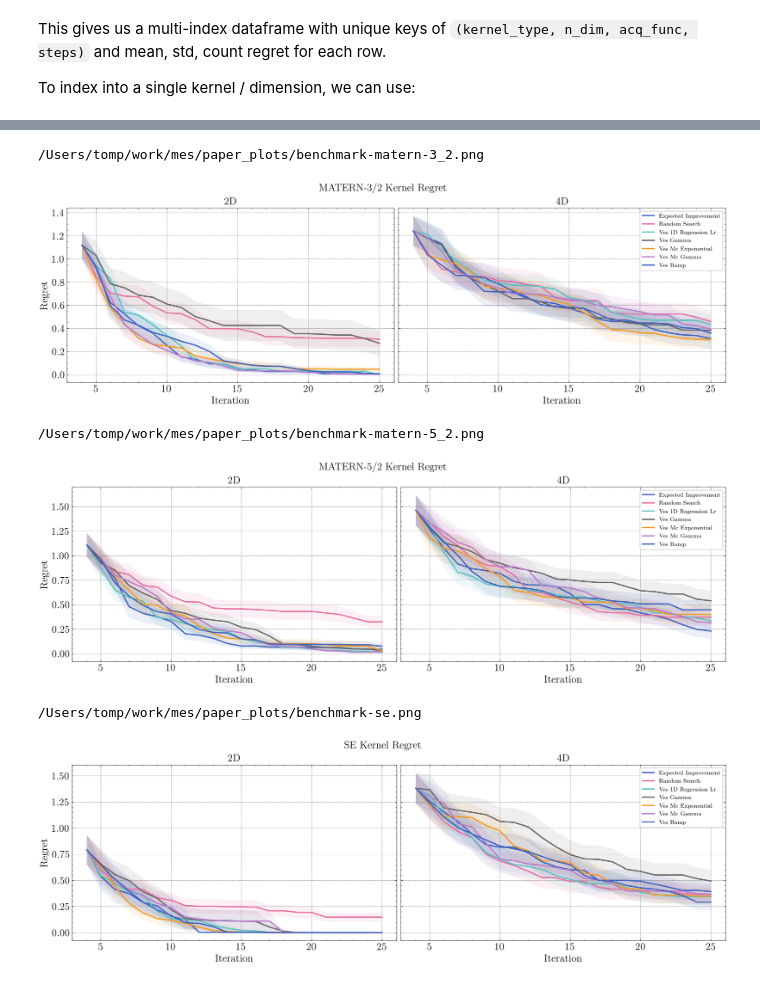
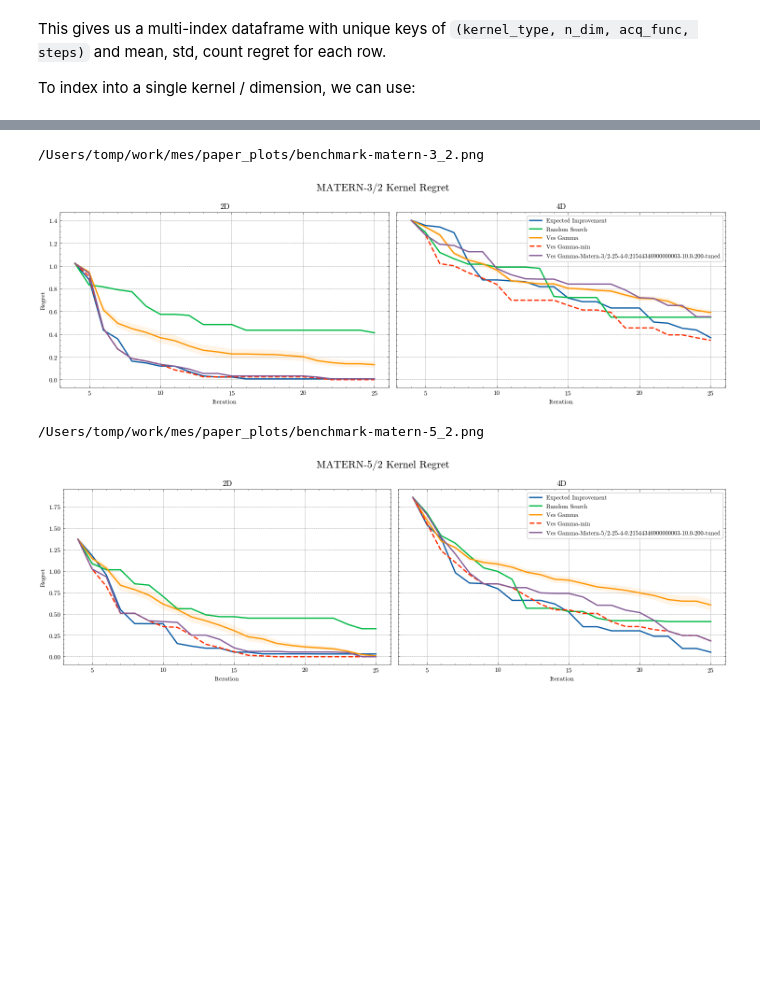
Before and after one commit to graphcore-research/mes, a Jupyter notebook: paper_plots/analyze.ipynb, the cells around one changed output, grey strips where cells are left out. Cells and saved outputs as stored; diff of their text form; code cells hidden in the pictures; blank space fills up the shorter version.

```diff
--- a/paper_plots/analyze.ipynb
+++ b/paper_plots/analyze.ipynb
@@ -19,5 +20,9 @@ df["regret"] = df.apply(lambda x: x["y_true_max"] - np.array(x["y_max_history"])
 df = df.drop(columns=["y_true_max", "final_y_max", "y_max_history"]) # cleanup rows
 df = df.explode(["regret", "steps"], ignore_index=True) # explode history into seperate rows
 df["regret"] = pd.to_numeric(df["regret"], errors="raise")
+
+# mean regret over the `n_y` runs
+cols2group = [c for c in df.columns if c not in {"run_id", "regret"}]
+df = df.groupby(cols2group).mean().drop(columns="run_id").reset_index()
 df
 # %% [output]
@@ -36,0 +48,9 @@ df
+# %%
+hps_search = (
+    df
+    .loc[df.steps == df.steps.max()]  # get the last step
+    .drop(columns=["steps", "max_iters", "len_scale"])  # drop some boring columns
+    # best performing run per config
+    .loc[lambda x: x.groupby(["acq_func", "kernel_type", "n_dim"]).regret.idxmin()]
+)
+hps_search
@@ -37,5 +71,8 @@ df
+# %%
+tuned_df = hps_search.query("acq_func == 'ves_gamma' and lr == @lr_min and wd == @wd_min and kernel_type == @kernel_type and n_dim == @n_dim")
+xfm = tuned_df.groupby([c for c in tuned_df.columns if c != 'regret']).regret.agg(["mean", "count", "std"])
 # %%
-regret_df = df.groupby(['kernel_type', 'n_dim', 'acq_func', 'steps'])
-regret_df = regret_df['regret'].agg(['mean', 'std', 'count'])
+regret_df = df.groupby(['kernel_type', 'n_dim', 'acq_func', 'steps']) # 'lr', 'wd'
+regret_df = regret_df['regret'].agg(['mean', 'std', 'count', 'min'])
 regret_df # multi-index of key: (kernel_type, n_dim, acq_func, steps)
 # %% [output]
@@ -77,52 +118,71 @@ regret_df.loc[('matern-3/2', 4)]
 # %%
-plt.style.use(['science', 'grid', 'retro'])
-def _plot_single(ax, data, n_dim):
+plt.style.use(['science', 'grid', 'no-latex'])
+def _plot_single(ax, data, n_dim, debug=False):
+    idxs = data.index.droplevel("steps").unique()
     """Plot regret data for a single dimension on the given axis"""
-    for acq_func in data.index.get_level_values('acq_func').unique():
-        acq_data = data.loc[acq_func]
-        ax.plot(acq_data.index, acq_data['mean'],
-                label=acq_func.replace('_', ' ').title(), linewidth=2)
+    for acq_func in idxs:
+        # print(acq_func, idxs.names)
+        # acq_data = data.xs(acq_func, level=idxs.names)
+        if isinstance(acq_func, tuple):
+            acq_data = data.xs(acq_func, level=idxs.names)
+            label = '-'.join(map(str, acq_func))
+        else:
+            acq_data = data.xs(acq_func, level=idxs.names[0])
+            label = acq_func
+        steps = acq_data.index
+        label = label.replace('_', ' ').title()
+        if debug:
+            label += "-tuned"
+        ax.plot(steps, acq_data['mean'],
+                label=label, linewidth=2)
 
         # Add confidence bands
         standard_error = acq_data['std'] / np.sqrt(acq_data['count'])
-        ax.fill_between(acq_data.index,
+        ax.fill_between(steps,
                         acq_data['mean'] - standard_error,
                         acq_data['mean'] + standard_error,
                         alpha=0.1)
+
+        if acq_func == "ves_gamma" and not debug:
+            ax.plot(steps, acq_data['min'], '--',
+                    label=label.replace('_', ' ').title() + "-min", linewidth=2)
+
 
     ax.set_xlabel('Iteration')
     ax.set_title(f'{n_dim}D')
     # ax.grid(True, alpha=0.3) # use style instead
 
 def plot_kernel(kernel_type, kernel_data):
     """Plot regret comparison for a specific kernel type with subplots for each dimension"""
     n_dims = kernel_data.index.get_level_values('n_dim').unique()
 
     fig, axes = plt.subplots(1, len(n_dims), figsize=(15, 5), sharey=True)
     if len(n_dims) == 1:
         axes = [axes]
 
     for i, n_dim in enumerate(n_dims):
         data = kernel_data.loc[n_dim]
         _plot_single(axes[i], data, n_dim)
 
         if i == 0:
             axes[i].set_ylabel('Regret')
 
+        tuned_df = df.query("acq_func == 'ves_gamma' and lr == @lr_min and wd == @wd_min and kernel_type == @kernel_type and n_dim == @n_dim")
+        xfm = tuned_df.groupby([c for c in tuned_df.columns if c != 'regret']).regret.agg(["mean", "count", "std"])
+        _plot_single(axes[i], xfm, n_dim, debug=True)
+
     axes[-1].legend(loc='upper right', fontsize=9.2) # to put outside the plot: bbox_to_anchor=(1.05, 1),
     fig.suptitle(f'{kernel_type.upper()} Kernel Regret', fontsize=16)
     plt.tight_layout()
     print(SAVE_DIR / f"benchmark-{kernel_type.replace('/', '_')}.png")
     fig.savefig(SAVE_DIR / f"benchmark-{kernel_type.replace('/', '_')}.png", dpi=300)
     plt.show()
 
 for kernel_type in regret_df.index.get_level_values('kernel_type').unique():
     kernel_data = regret_df.loc[kernel_type]
     plot_kernel(kernel_type, kernel_data)
 # %% [output]
 /Users/tomp/work/mes/paper_plots/benchmark-matern-3_2.png
-[figure, old version]
+[figure, new version]
 /Users/tomp/work/mes/paper_plots/benchmark-matern-5_2.png
-[figure, old version]
+[figure, new version]
-/Users/tomp/work/mes/paper_plots/benchmark-se.png
-[figure, removed]
```
Also changed, not shown: parts of 7 cells of this notebook.
